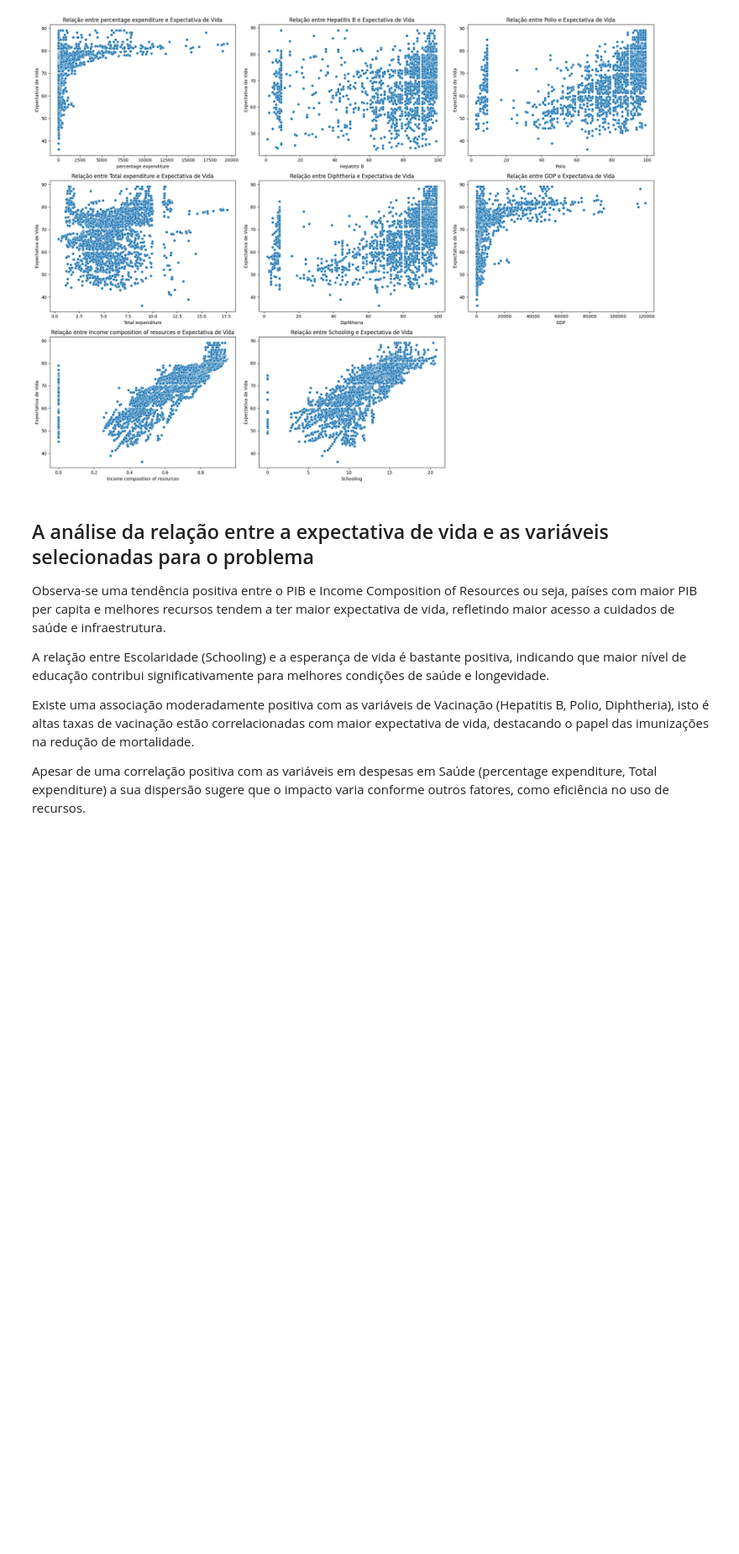
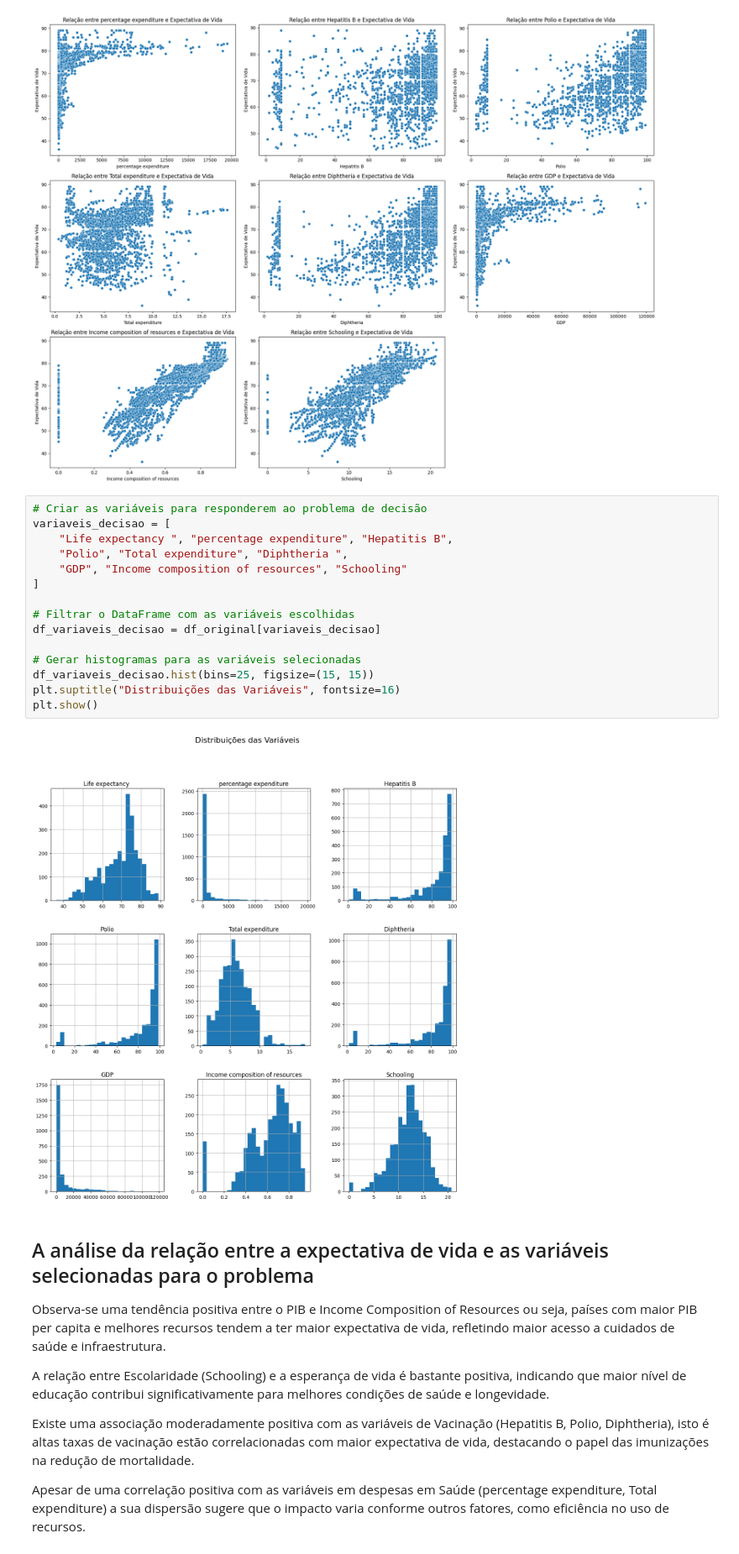
Before and after one commit to AvelinoAlmeida/Life-Expectancy, a Jupyter notebook: 1-exploration_data_analysis.ipynb, the cells around one changed output. Shown at 84% size. Cells and saved outputs as stored; diff of their text form; blank space fills up the shorter version.

```diff
--- a/1-exploration_data_analysis.ipynb
+++ b/1-exploration_data_analysis.ipynb
@@ -288,6 +271,23 @@ plt.tight_layout()
 plt.show()
 # %% [output]
 [figure]
+# %%
+# Criar as variáveis para responderem ao problema de decisão
+variaveis_decisao = [
+    "Life expectancy ", "percentage expenditure", "Hepatitis B",
+    "Polio", "Total expenditure", "Diphtheria ",
+    "GDP", "Income composition of resources", "Schooling"
+]
+
+# Filtrar o DataFrame com as variáveis escolhidas
+df_variaveis_decisao = df_original[variaveis_decisao]
+
+# Gerar histogramas para as variáveis selecionadas
+df_variaveis_decisao.hist(bins=25, figsize=(15, 15))
+plt.suptitle("Distribuições das Variáveis", fontsize=16)
+plt.show()
+# %% [output]
+[figure, added]
 # %% [markdown]
 ## A análise da relação entre a expectativa de vida e as variáveis selecionadas para o problema
 
```
Also changed, not shown: parts of 6 cells of this notebook, 22 other files.
